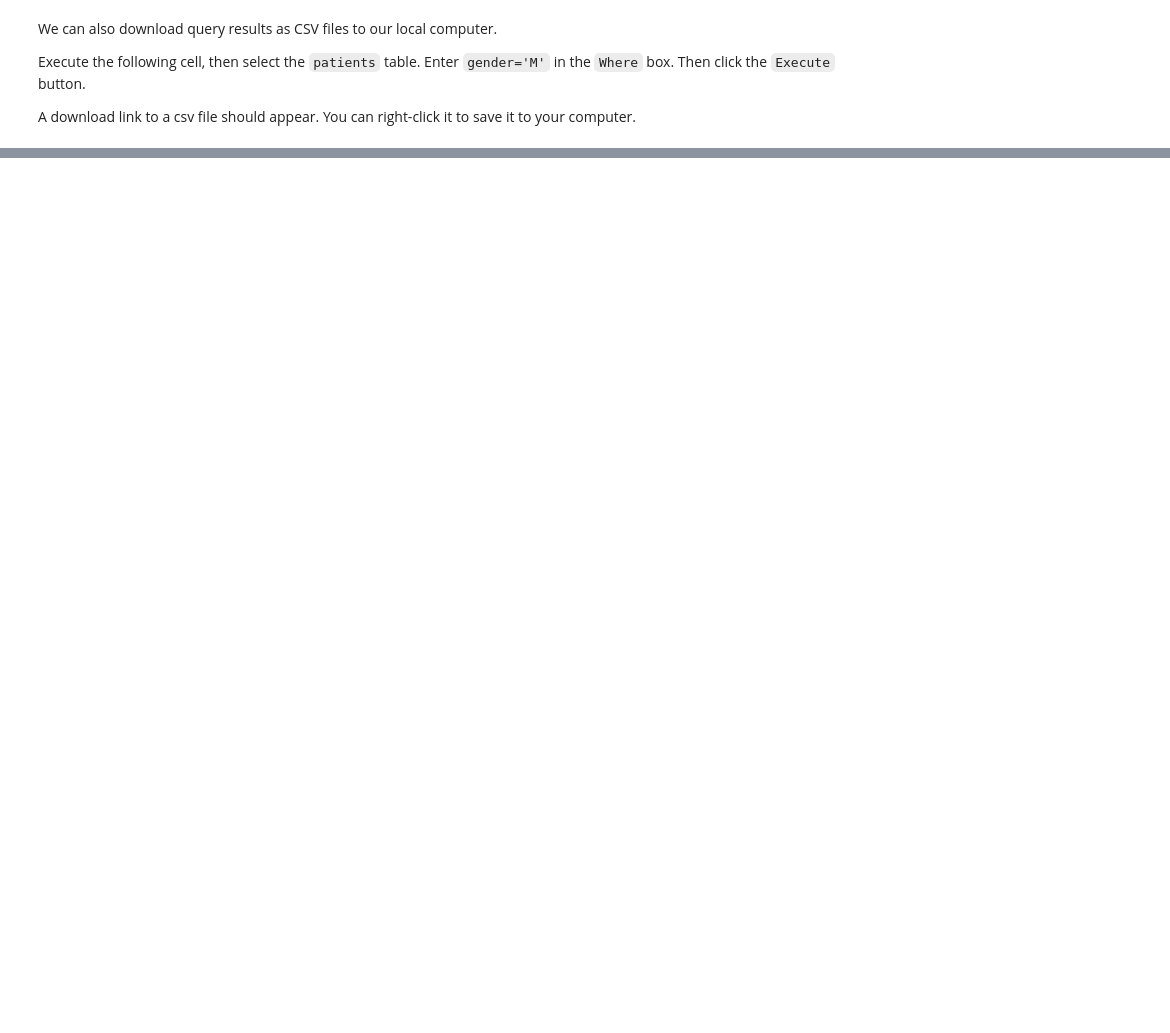
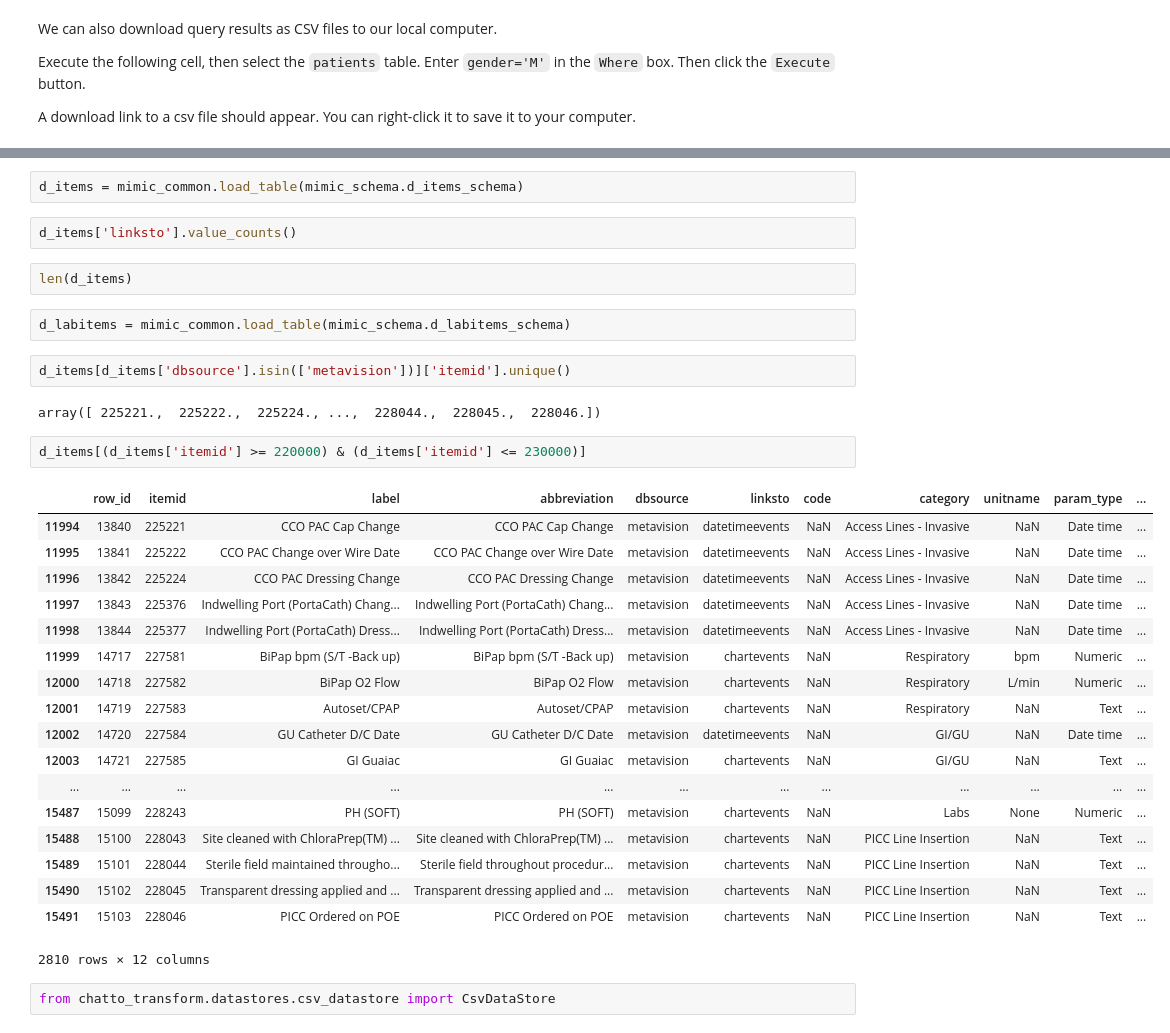
Before and after one commit to smartscheduling/chatto-transform-open-source, a Jupyter notebook: notebooks/Demo Notebook (Jupyterhub).ipynb, the cells around one changed output, grey strips where cells are left out. Drawn from its saved outputs; the diff is of its cells as text; blank space fills up the shorter version.

Commit message:
cohorting transforms

```diff
--- a/notebooks/Demo Notebook (Jupyterhub).ipynb
+++ b/notebooks/Demo Notebook (Jupyterhub).ipynb
@@ -47,0 +27,35 @@ mimic_common.download_table()
+# %%
+d_items = mimic_common.load_table(mimic_schema.d_items_schema)
+# %%
+d_items['linksto'].value_counts()
+# %%
+len(d_items)
+# %%
+d_labitems = mimic_common.load_table(mimic_schema.d_labitems_schema)
+# %%
+d_items[d_items['dbsource'].isin(['metavision'])]['itemid'].unique()
+# %% [output]
+array([ 225221.,  225222.,  225224., ...,  228044.,  228045.,  228046.])
+# %%
+d_items[(d_items['itemid'] >= 220000) & (d_items['itemid'] <= 230000)]
+# %% [output]
+|  | row_id | itemid | label | abbreviation | dbsource | linksto | code | category | unitname | param_type | ... |
+| 11994 | 13840 | 225221 | CCO PAC Cap Change | CCO PAC Cap Change | metavision | datetimeevents | NaN | Access Lines - Invasive | NaN | Date time | ... |
+| 11995 | 13841 | 225222 | CCO PAC Change over Wire Date | CCO PAC Change over Wire Date | metavision | datetimeevents | NaN | Access Lines - Invasive | NaN | Date time | ... |
+| 11996 | 13842 | 225224 | CCO PAC Dressing Change | CCO PAC Dressing Change | metavision | datetimeevents | NaN | Access Lines - Invasive | NaN | Date time | ... |
+| 11997 | 13843 | 225376 | Indwelling Port (PortaCath) Chang... | Indwelling Port (PortaCath) Chang... | metavision | datetimeevents | NaN | Access Lines - Invasive | NaN | Date time | ... |
+| 11998 | 13844 | 225377 | Indwelling Port (PortaCath) Dress... | Indwelling Port (PortaCath) Dress... | metavision | datetimeevents | NaN | Access Lines - Invasive | NaN | Date time | ... |
+| 11999 | 14717 | 227581 | BiPap bpm (S/T -Back up) | BiPap bpm (S/T -Back up) | metavision | chartevents | NaN | Respiratory | bpm | Numeric | ... |
+| 12000 | 14718 | 227582 | BiPap O2 Flow | BiPap O2 Flow | metavision | chartevents | NaN | Respiratory | L/min | Numeric | ... |
+| 12001 | 14719 | 227583 | Autoset/CPAP | Autoset/CPAP | metavision | chartevents | NaN | Respiratory | NaN | Text | ... |
+| 12002 | 14720 | 227584 | GU Catheter D/C Date | GU Catheter D/C Date | metavision | datetimeevents | NaN | GI/GU | NaN | Date time | ... |
+| 12003 | 14721 | 227585 | GI Guaiac | GI Guaiac | metavision | chartevents | NaN | GI/GU | NaN | Text | ... |
+| ... | ... | ... | ... | ... | ... | ... | ... | ... | ... | ... | ... |
+| 15487 | 15099 | 228243 | PH (SOFT) | PH (SOFT) | metavision | chartevents | NaN | Labs | None | Numeric | ... |
+| 15488 | 15100 | 228043 | Site cleaned with ChloraPrep(TM) ... | Site cleaned with ChloraPrep(TM) ... | metavision | chartevents | NaN | PICC Line Insertion | NaN | Text | ... |
+| 15489 | 15101 | 228044 | Sterile field maintained througho... | Sterile field throughout procedur... | metavision | chartevents | NaN | PICC Line Insertion | NaN | Text | ... |
+| 15490 | 15102 | 228045 | Transparent dressing applied and ... | Transparent dressing applied and ... | metavision | chartevents | NaN | PICC Line Insertion | NaN | Text | ... |
+| 15491 | 15103 | 228046 | PICC Ordered on POE | PICC Ordered on POE | metavision | chartevents | NaN | PICC Line Insertion | NaN | Text | ... |
+2810 rows × 12 columns
+# %%
+from chatto_transform.datastores.csv_datastore import CsvDataStore
```
Also changed, not shown: parts of 11 cells of this notebook, 10 other files.
